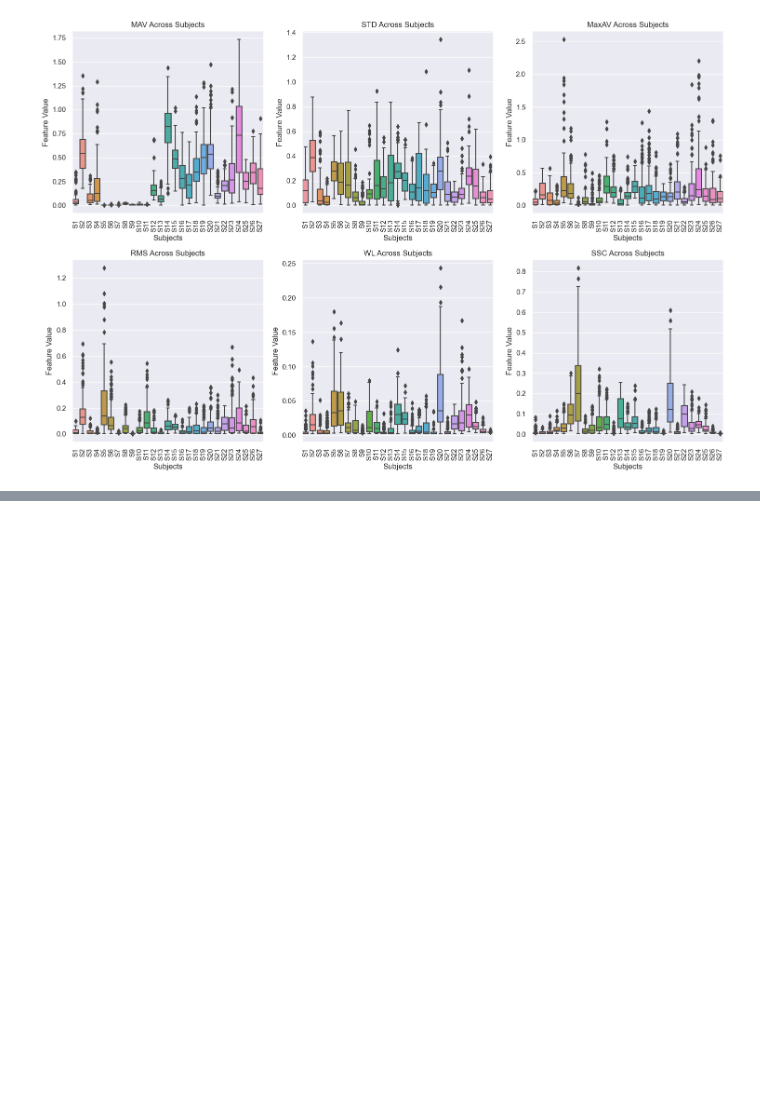
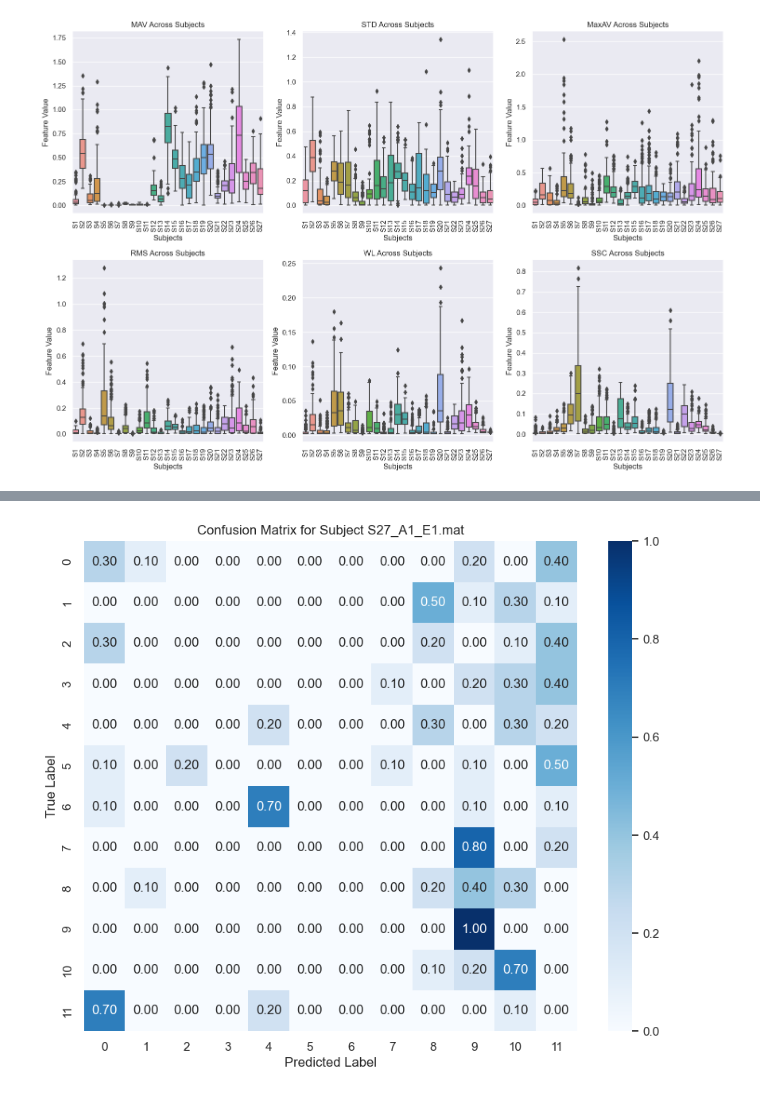
Before and after one commit to ThibthibML/NSSP, a Jupyter notebook: Project 2/part2_thib.ipynb, the cells around one changed output, grey strips where cells are left out. Saved outputs shown, nothing was run; the diff lists cells and outputs as text; code cells hidden in the pictures; blank space fills up the shorter version.

```diff
--- a/Project 2/part2_thib.ipynb
+++ b/Project 2/part2_thib.ipynb
@@ -253,5 +187,6 @@ Features extracted for S27_A1_E1.mat
 # %%
 # List of feature names
+features = [mav, std, maxav, rms, wl, ssc]
 feature_names = ['MAV', 'STD', 'MaxAV', 'RMS', 'WL', 'SSC']  # Update with your feature names
 n_features = len(feature_names)
 
@@ -329,0 +252,82 @@ plt.show()
+# %%
+from sklearn.ensemble import RandomForestClassifier
+from sklearn.metrics import accuracy_score, confusion_matrix
+from sklearn.model_selection import GridSearchCV, train_test_split
+import numpy as np
+import seaborn as sns
+import matplotlib.pyplot as plt
+
+# Define features and feature extraction functions
+features = [mav, std, maxav, rms, wl, ssc]
+feature_names = ['MAV', 'STD', 'MaxAV', 'RMS', 'WL', 'SSC']
+n_features = len(feature_names)
+
+# Dictionary to store features for each subject
+subject_features = {}
+
+# Process each subject
+for subject, data in all_data.items():
+    stimulus = data["stimulus"].flatten()  # Ensure 1D
+    repetition = data["repetition"].flatten()  # Ensure 1D
+    emg = data["emg"]  # EMG signals (assume it's 2D)
+
+    # Extract features for the current subject
+    subject_dataset, subject_labels = build_dataset_from_ninapro(emg, stimulus, repetition, features)
+
+    # Store the dataset and labels for the current subject
+    subject_features[subject] = {
+        "dataset": subject_dataset,
+        "labels": subject_labels
+    }
+
+# Prepare training and test data
+all_subjects = list(subject_features.keys())
+n_subjects = len(all_subjects)
+
+# Select the subject to leave out for testing
+test_subject = all_subjects[-1]  # Example: Use the last subject as test
+train_subjects = [s for s in all_subjects if s != test_subject]
+
+# Combine training data from 26 subjects
+X_train_all = np.vstack([subject_features[subj]['dataset'] for subj in train_subjects])
+y_train_all = np.hstack([subject_features[subj]['labels'] for subj in train_subjects])
+
+# Split training data into train and validation sets (80/20 split)
+X_train, X_val, y_train, y_val = train_test_split(X_train_all, y_train_all, test_size=0.2, random_state=42)
+
+# Test data from the left-out subject
+X_test = subject_features[test_subject]['dataset']
+y_test = subject_features[test_subject]['labels']
+
+# Define parameter grid for Random Forest
+param_grid = {
+    "n_estimators": [50],  # Add more values for grid search if needed
+    "bootstrap": [True],
+    "max_features": ["sqrt", "log2", 1, 3, 6, 9, 10, None]
+}
+
+# Train a Random Forest Classifier using GridSearchCV
+clf = GridSearchCV(RandomForestClassifier(), param_grid, cv=5)
+clf.fit(X_train, y_train)
+
+# Evaluate on the validation set
+y_val_pred = clf.predict(X_val)
+val_accuracy = accuracy_score(y_val, y_val_pred)
+print(f"Validation Accuracy: {val_accuracy}")
+
+# Evaluate on the test subject
+y_pred = clf.predict(X_test)
+test_accuracy = accuracy_score(y_test, y_pred)
+print(f"Accuracy on test subject {test_subject}: {test_accuracy}")
+
+# Confusion matrix
+confmat = confusion_matrix(y_test, y_pred, normalize='true')
+
+# Plot confusion matrix
+plt.figure(figsize=(10, 8))
+sns.heatmap(confmat, annot=True, cmap='Blues', fmt='.2f')
+plt.title(f"Confusion Matrix for Subject {test_subject}")
+plt.ylabel("True Label")
+plt.xlabel("Predicted Label")
+plt.show()
+# %% [output]
@@ -329,0 +336 @@ plt.show()
+[figure, added]
```
Also changed, not shown: parts of 4 cells of this notebook.
